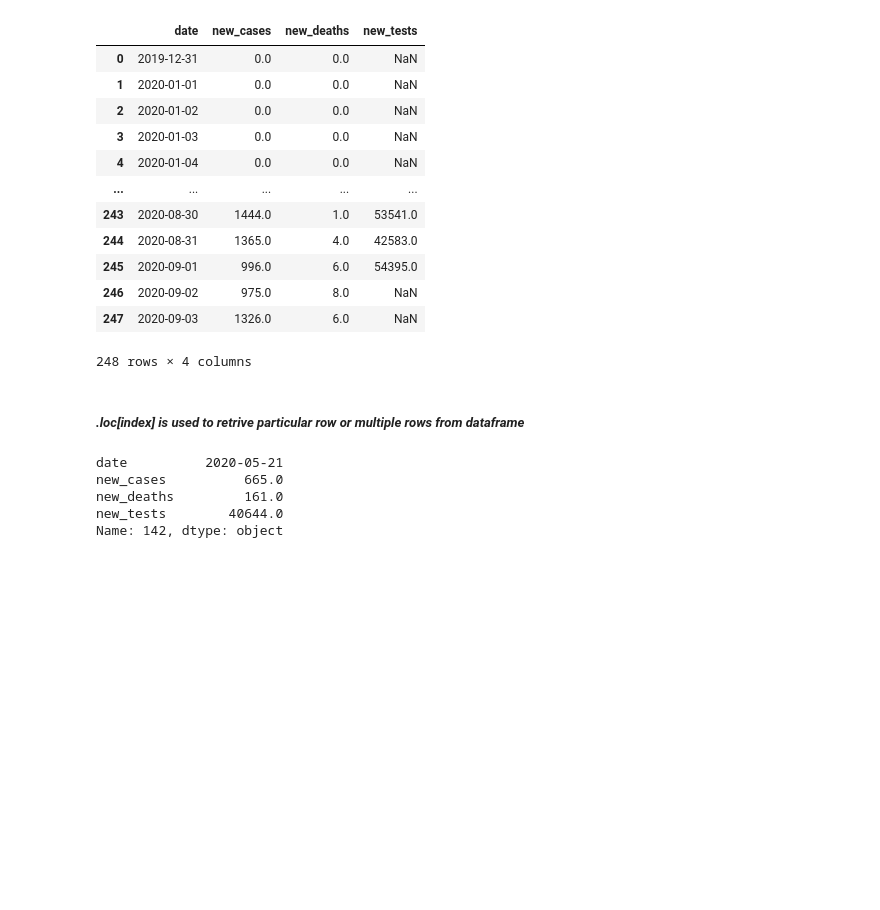
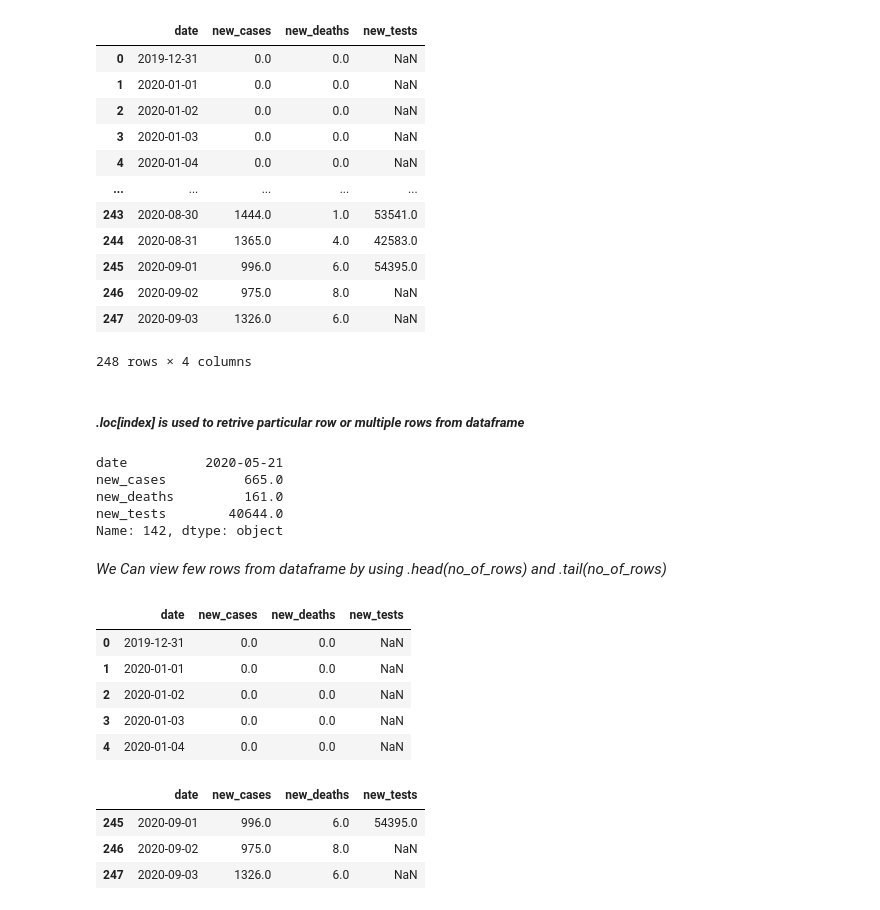
Before and after one commit to Atharva96sys/DS, a Jupyter notebook: Pandas/Pandas Notes.ipynb, the cells around one changed output. Cells and saved outputs as stored; diff of their text form; code cells hidden in the pictures; blank space fills up the shorter version.

```diff
--- a/Pandas/Pandas Notes.ipynb
+++ b/Pandas/Pandas Notes.ipynb
@@ -244,3 +244,21 @@ new_cases          665.0
 new_deaths         161.0
 new_tests        40644.0
 Name: 142, dtype: object
+# %% [markdown]
+*We Can view few rows from dataframe by using .head(no_of_rows) and .tail(no_of_rows)*
+# %%
+covid_df.head(5)
+# %% [output]
+|  | date | new_cases | new_deaths | new_tests |
+| 0 | 2019-12-31 | 0.0 | 0.0 | NaN |
+| 1 | 2020-01-01 | 0.0 | 0.0 | NaN |
+| 2 | 2020-01-02 | 0.0 | 0.0 | NaN |
+| 3 | 2020-01-03 | 0.0 | 0.0 | NaN |
+| 4 | 2020-01-04 | 0.0 | 0.0 | NaN |
+# %%
+covid_df.tail(3)
+# %% [output]
+|  | date | new_cases | new_deaths | new_tests |
+| 245 | 2020-09-01 | 996.0 | 6.0 | 54395.0 |
+| 246 | 2020-09-02 | 975.0 | 8.0 | NaN |
+| 247 | 2020-09-03 | 1326.0 | 6.0 | NaN |
```
Also changed, not shown: parts of 9 cells of this notebook.
